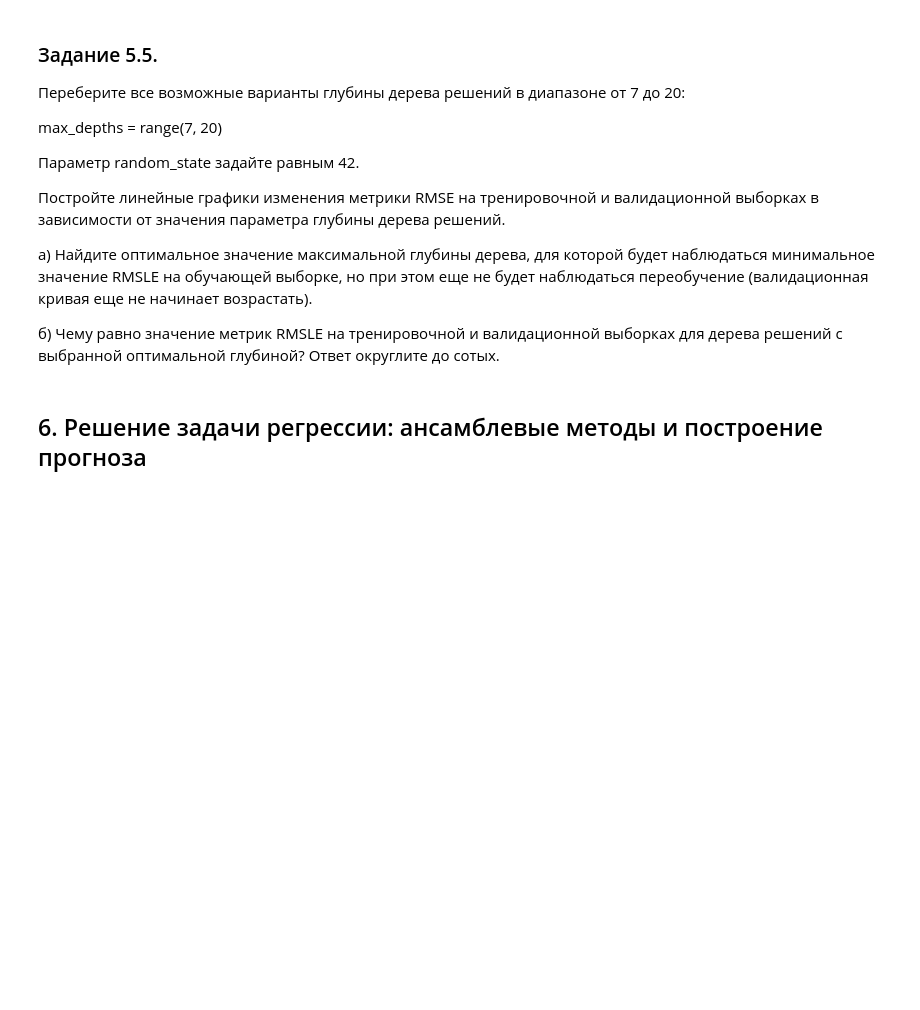
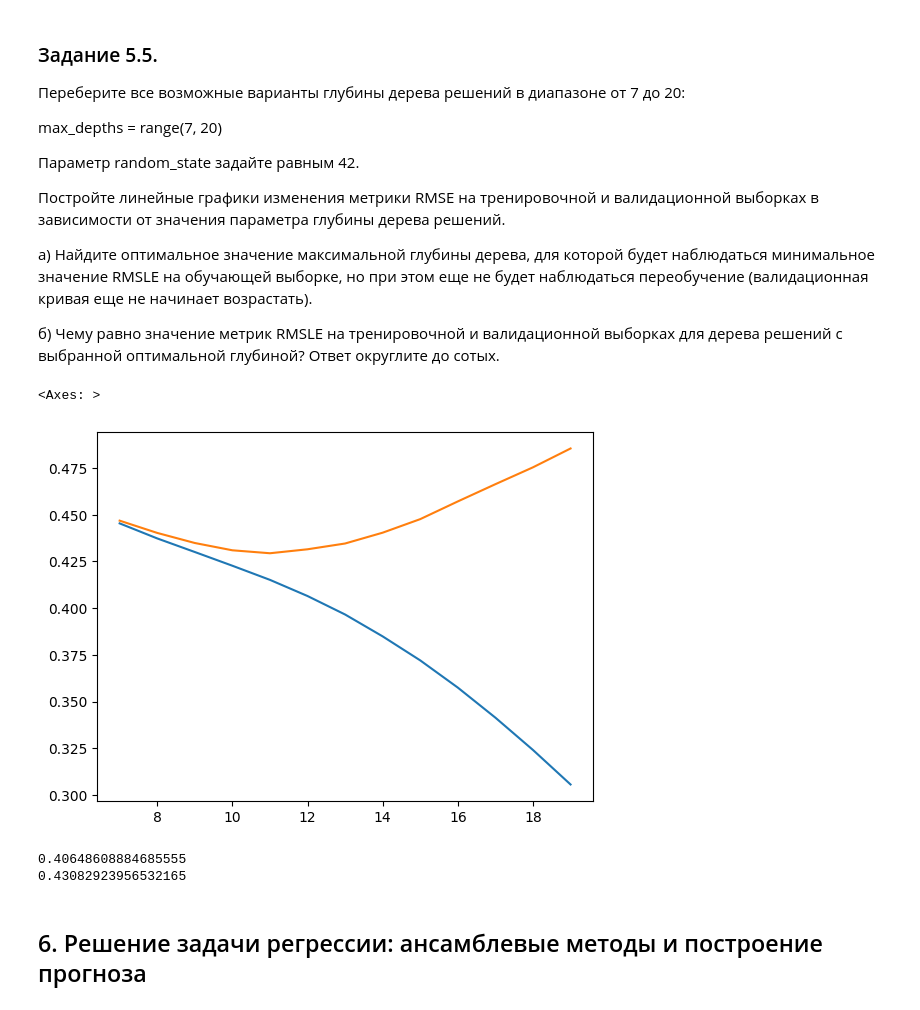
Before and after one commit to AlexKosuhin/SF_data_science, a Jupyter notebook: Проекты/Project-5._Ноутбук-шаблон.ipynb, the cells around one changed output. Drawn from its saved outputs; the diff is of its cells as text; code cells hidden in the pictures; blank space fills up the shorter version.

```diff
--- a/Проекты/Project-5._Ноутбук-шаблон.ipynb
+++ b/Проекты/Project-5._Ноутбук-шаблон.ipynb
@@ -733,0 +835,13 @@ $$RMSLE = \sqrt{\frac{1}{n}\sum_{i=1}^n(z_i-\hat{z_i})^2}=\sqrt{MSE(z_i,\hat{z_i
+# %%
+from sklearn.preprocessing import PolynomialFeatures
+from sklearn.linear_model import LinearRegression
+from sklearn import metrics
+poly = PolynomialFeatures(include_bias=False, degree=2)
+X_train_poly = poly.fit_transform(X_train_scaled)
+X_valid_poly = poly.transform(X_valid_scaled)
+lin_reg_poly = LinearRegression()
+lin_reg_poly.fit(X_train_poly, y_train_log)
+y_pred_train_log_poly = lin_reg_poly.predict(X_train_poly)
+y_pred_valid_log_poly = lin_reg_poly.predict(X_valid_poly)
+print(metrics.root_mean_squared_error(y_train_log, y_pred_train_log_poly))
+print(metrics.root_mean_squared_error(y_valid_log, y_pred_valid_log_poly))
@@ -740,0 +856,8 @@ $$RMSLE = \sqrt{\frac{1}{n}\sum_{i=1}^n(z_i-\hat{z_i})^2}=\sqrt{MSE(z_i,\hat{z_i
+# %%
+from sklearn.linear_model import Ridge
+ridge = Ridge(alpha=1)
+ridge.fit(X_train_poly, y_train_log)
+y_pred_train_log_ridge = ridge.predict(X_train_poly)
+y_pred_valid_log_ridge = ridge.predict(X_valid_poly)
+print(metrics.root_mean_squared_error(y_train_log, y_pred_train_log_ridge))
+print(metrics.root_mean_squared_error(y_valid_log, y_pred_valid_log_ridge))
@@ -749,0 +874,8 @@ $$RMSLE = \sqrt{\frac{1}{n}\sum_{i=1}^n(z_i-\hat{z_i})^2}=\sqrt{MSE(z_i,\hat{z_i
+# %%
+from sklearn.tree import DecisionTreeRegressor
+Tree = DecisionTreeRegressor()
+Tree.fit(X_train, y_train_log)
+y_pred_train_tree = Tree.predict(X_train)
+y_pred_valid_tree = Tree.predict(X_valid)
+print(metrics.root_mean_squared_error(y_train_log, y_pred_train_tree))
+print(metrics.root_mean_squared_error(y_valid_log, y_pred_valid_tree))
@@ -765,3 +898,30 @@ max_depths = range(7, 20)
+# %%
+grid_dict = {'max_depths': range(7, 20)}
+list_train = []
+list_valid = []
+for i in range(7, 20):
+    Tree = DecisionTreeRegressor(max_depth=i)
+    Tree.fit(X_train, y_train_log)
+    y_pred_train_tree = Tree.predict(X_train)
+    y_pred_valid_tree = Tree.predict(X_valid)
+    list_train.append(metrics.root_mean_squared_error(y_train_log, y_pred_train_tree))
+    list_valid.append(metrics.root_mean_squared_error(y_valid_log, y_pred_valid_tree))
+# %%
+sns.lineplot(y=list_train, x=range(7, 20))
+sns.lineplot(y=list_valid, x=range(7, 20))
+# %% [output]
+<Axes: >
+[figure, added]
+# %%
+Tree = DecisionTreeRegressor(max_depth=12)
+Tree.fit(X_train, y_train_log)
+y_pred_train_tree = Tree.predict(X_train)
+y_pred_valid_tree = Tree.predict(X_valid)
+print(metrics.root_mean_squared_error(y_train_log, y_pred_train_tree))
+print(metrics.root_mean_squared_error(y_valid_log, y_pred_valid_tree))
+# %% [output]
+0.40648608884685555
+0.43082923956532165
 # %% [markdown]
 ## 6. Решение задачи регрессии: ансамблевые методы и построение прогноза
 # %% [markdown]
```
Also changed, not shown: parts of 36 cells of this notebook.
